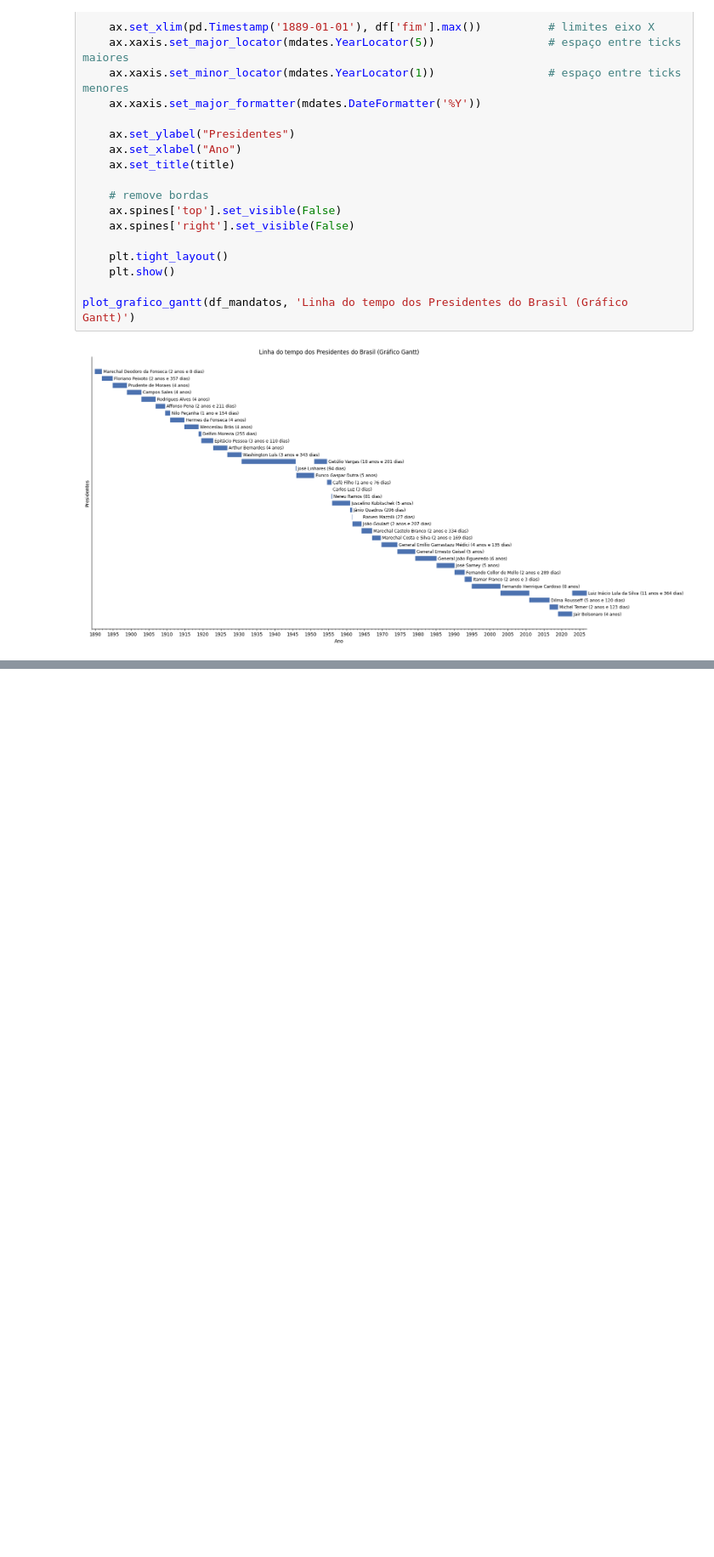
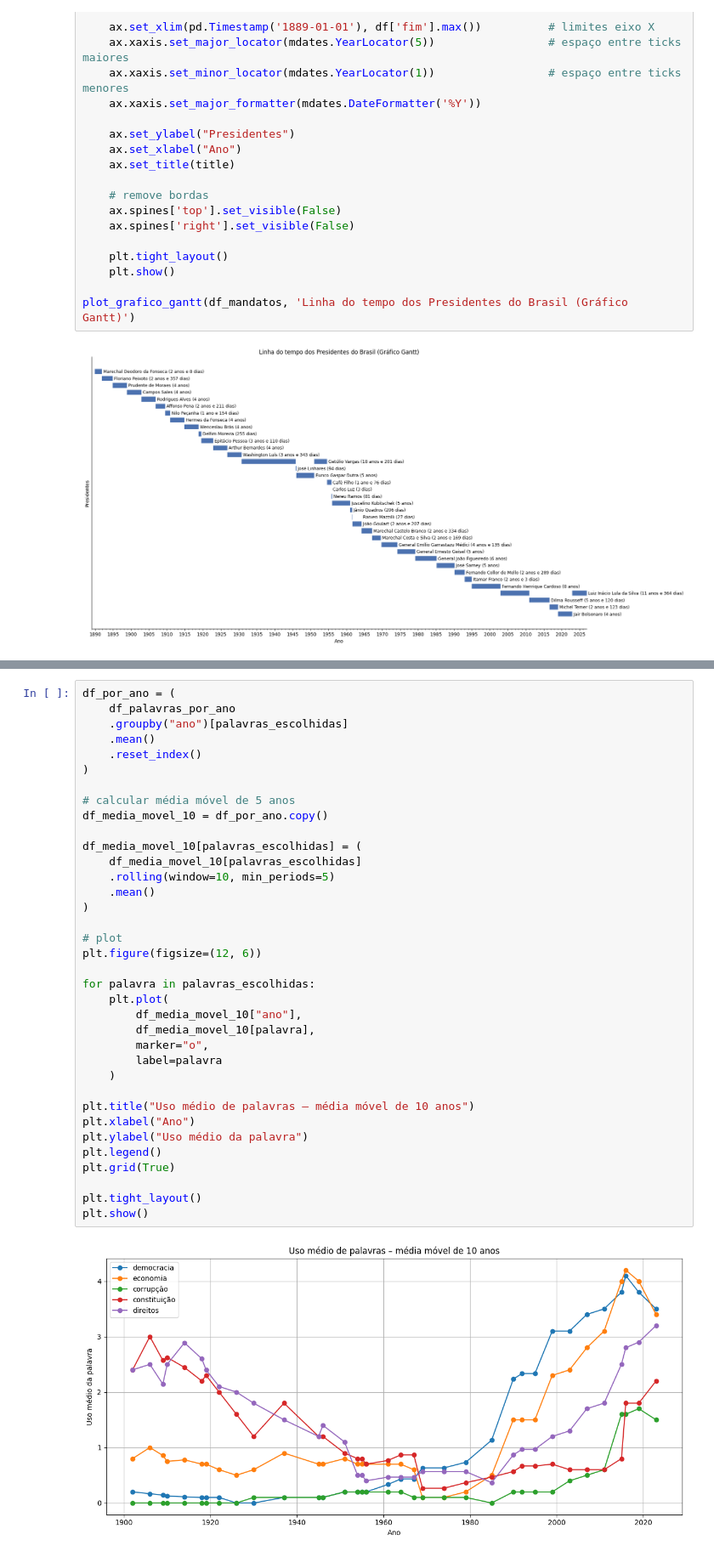
Before and after one commit to PhysicTeacherCode/Brazil-President-s-Speeches-Analysis, a Jupyter notebook: notebooks/01-exploratory.ipynb, the cells around one changed output, grey strips where cells are left out. Shown at 85% size. Cells and saved outputs as stored; diff of their text form; blank space fills up the shorter version.

```diff
--- a/notebooks/01-exploratory.ipynb
+++ b/notebooks/01-exploratory.ipynb
@@ -482,0 +565,38 @@ plot_grafico_gantt(df_mandatos, 'Linha do tempo dos Presidentes do Brasil (Gráf
+# %%
+df_por_ano = (
+    df_palavras_por_ano
+    .groupby("ano")[palavras_escolhidas]
+    .mean()
+    .reset_index()
+)
+
+# calcular média móvel de 5 anos
+df_media_movel_10 = df_por_ano.copy()
+
+df_media_movel_10[palavras_escolhidas] = (
+    df_media_movel_10[palavras_escolhidas]
+    .rolling(window=10, min_periods=5)
+    .mean()
+)
+
+# plot
+plt.figure(figsize=(12, 6))
+
+for palavra in palavras_escolhidas:
+    plt.plot(
+        df_media_movel_10["ano"],
+        df_media_movel_10[palavra],
+        marker="o",
+        label=palavra
+    )
+
+plt.title("Uso médio de palavras – média móvel de 10 anos")
+plt.xlabel("Ano")
+plt.ylabel("Uso médio da palavra")
+plt.legend()
+plt.grid(True)
+
+plt.tight_layout()
+plt.show()
+# %% [output]
+[figure, added]
```
Also changed, not shown: parts of 3 cells of this notebook.
